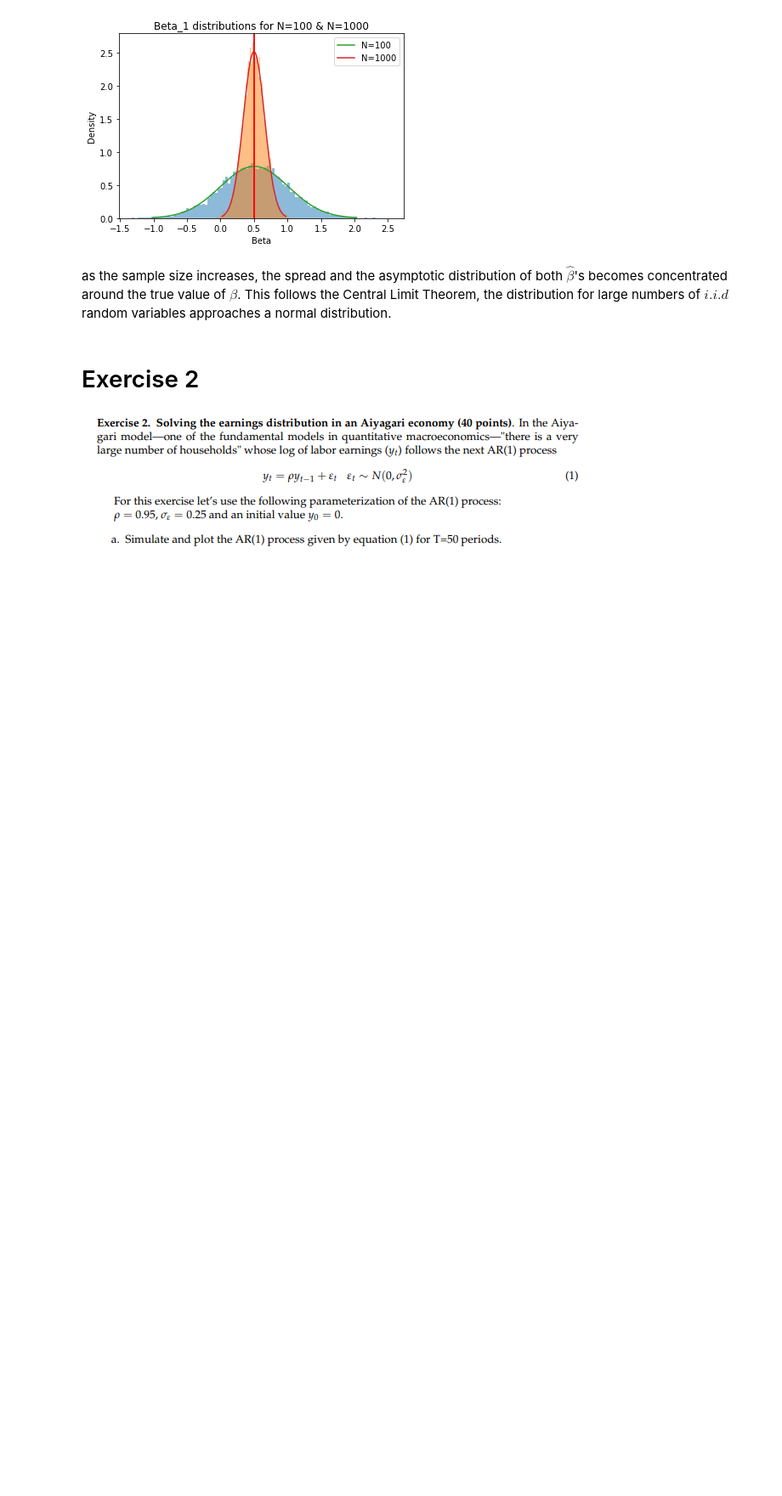
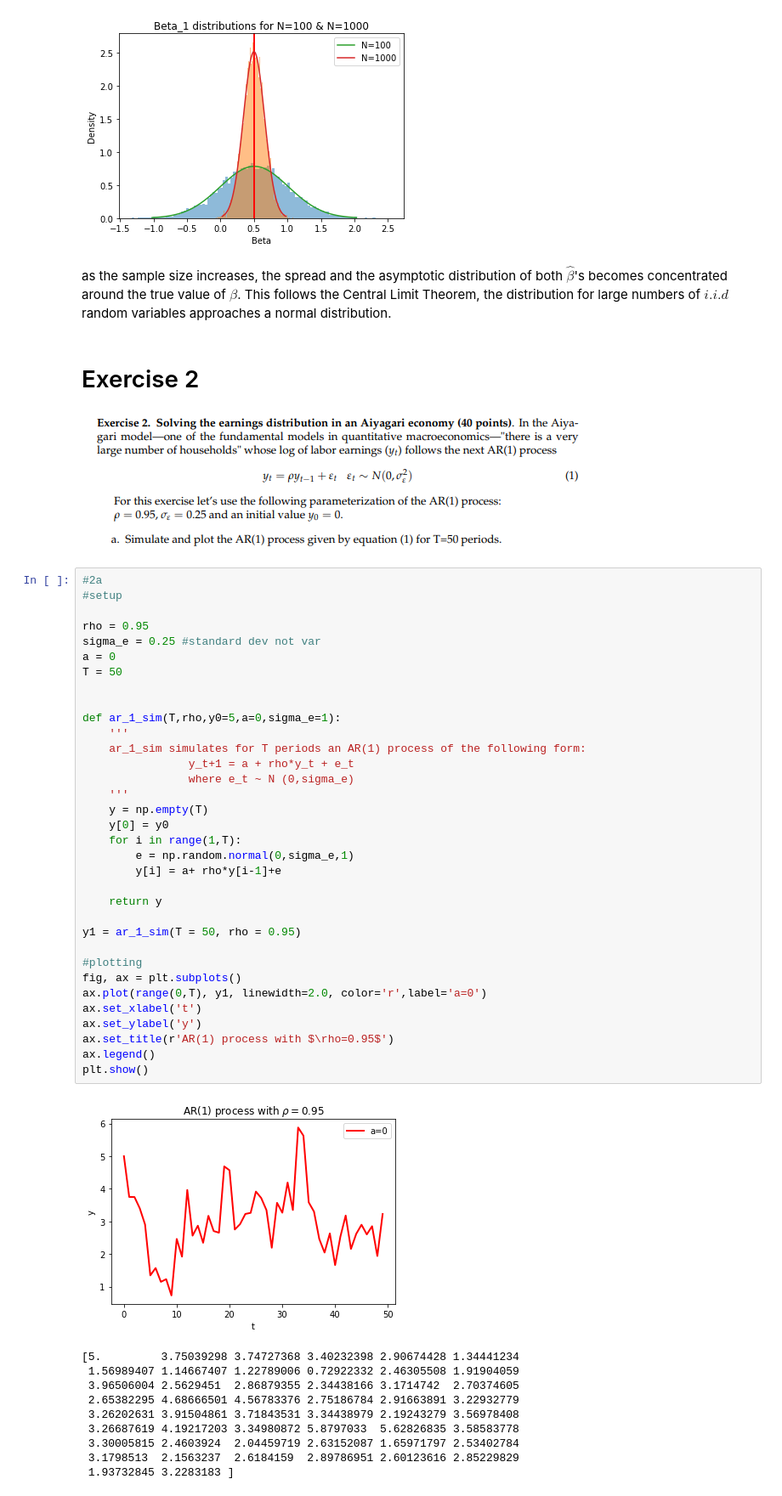
Before and after one commit to ArifShahrin/PS3, a Jupyter notebook: Untitled.ipynb, the cells around one changed output. Shown: that part at 85% size. Cells and saved outputs as stored; diff of their text form; blank space fills up the shorter version.

```diff
--- a/Untitled.ipynb
+++ b/Untitled.ipynb
@@ -186,3 +186,48 @@ plt.show()
 # Exercise 2
 
 ![image.png](attachment:image.png)
+# %%
+#2a
+#setup
+
+rho = 0.95
+sigma_e = 0.25 #standard dev not var
+a = 0
+T = 50
+
+
+def ar_1_sim(T,rho,y0=5,a=0,sigma_e=1):
+    '''
+    ar_1_sim simulates for T periods an AR(1) process of the following form:
+                y_t+1 = a + rho*y_t + e_t
+                where e_t ~ N (0,sigma_e)
+    '''
+    y = np.empty(T)
+    y[0] = y0
+    for i in range(1,T):
+        e = np.random.normal(0,sigma_e,1)
+        y[i] = a+ rho*y[i-1]+e
+
+    return y
+
+y1 = ar_1_sim(T = 50, rho = 0.95)
+
+#plotting
+fig, ax = plt.subplots()
+ax.plot(range(0,T), y1, linewidth=2.0, color='r',label='a=0')
+ax.set_xlabel('t')
+ax.set_ylabel('y')
+ax.set_title(r'AR(1) process with $\rho=0.95$')
+ax.legend()
+plt.show()
+# %% [output]
+[figure, added]
+[5.         3.75039298 3.74727368 3.40232398 2.90674428 1.34441234
+ 1.56989407 1.14667407 1.22789006 0.72922332 2.46305508 1.91904059
+ 3.96506004 2.5629451  2.86879355 2.34438166 3.1714742  2.70374605
+ 2.65382295 4.68666501 4.56783376 2.75186784 2.91663891 3.22932779
+ 3.26202631 3.91504861 3.71843531 3.34438979 2.19243279 3.56978408
+ 3.26687619 4.19217203 3.34980872 5.8797033  5.62826835 3.58583778
+ 3.30005815 2.4603924  2.04459719 2.63152087 1.65971797 2.53402784
+ 3.1798513  2.1563237  2.6184159  2.89786951 2.60123616 2.85229829
+ 1.93732845 3.2283183 ]
```
Also changed, not shown: parts of 2 cells of this notebook.
